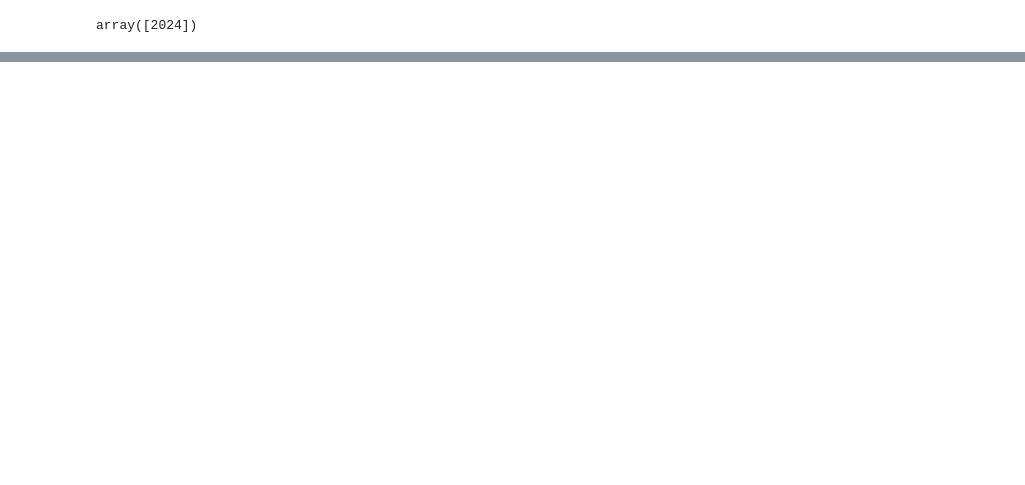
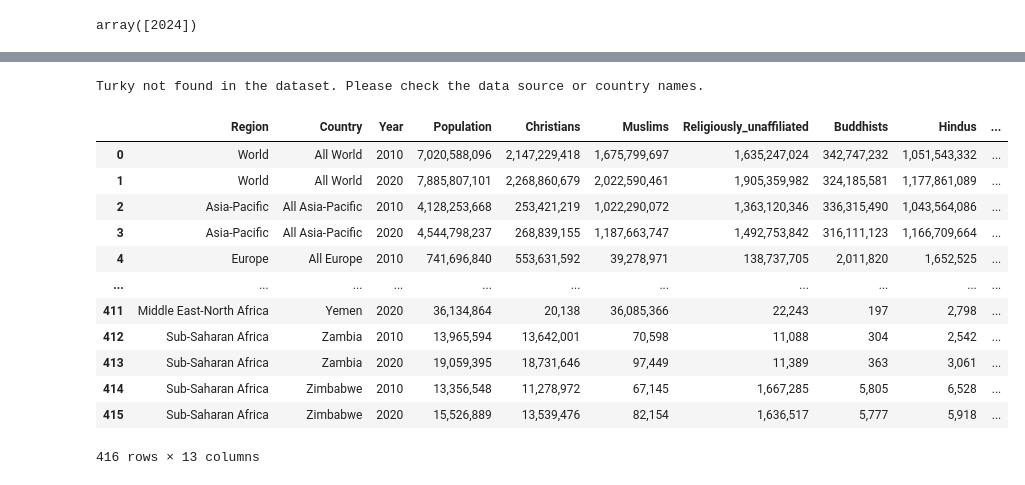
Before and after one commit to ltreme/Social-Bias-Benchmark, a Jupyter notebook: app/notebooks/Persona_Gen_draft.ipynb, the cells around one changed output, grey strips where cells are left out. Drawn from its saved outputs; the diff is of its cells as text; code cells hidden in the pictures; blank space fills up the shorter version.

Commit message:
implement religion sampler

```diff
--- a/app/notebooks/Persona_Gen_draft.ipynb
+++ b/app/notebooks/Persona_Gen_draft.ipynb
@@ -543,0 +594,26 @@ df_edu.to_csv('../../data/processed/education_population_distribution_2024.csv',
+# %%
+country = 'Turky'
+
+if (country in countries):
+    print(df_religion[df_religion['Country or Area'] == country])
+else:
+    print(f"{country} not found in the dataset. Please check the data source or country names.")
+# %% [output]
+Turky not found in the dataset. Please check the data source or country names.
+# %%
+df_religion = pd.read_csv('../../data/raw/Religious Composition 2010-2020.csv', sep=',')
+df_religion
+# %% [output]
+|  | Region | Country | Year | Population | Christians | Muslims | Religiously_unaffiliated | Buddhists | Hindus | ... |
+| 0 | World | All World | 2010 | 7,020,588,096 | 2,147,229,418 | 1,675,799,697 | 1,635,247,024 | 342,747,232 | 1,051,543,332 | ... |
+| 1 | World | All World | 2020 | 7,885,807,101 | 2,268,860,679 | 2,022,590,461 | 1,905,359,982 | 324,185,581 | 1,177,861,089 | ... |
+| 2 | Asia-Pacific | All Asia-Pacific | 2010 | 4,128,253,668 | 253,421,219 | 1,022,290,072 | 1,363,120,346 | 336,315,490 | 1,043,564,086 | ... |
+| 3 | Asia-Pacific | All Asia-Pacific | 2020 | 4,544,798,237 | 268,839,155 | 1,187,663,747 | 1,492,753,842 | 316,111,123 | 1,166,709,664 | ... |
+| 4 | Europe | All Europe | 2010 | 741,696,840 | 553,631,592 | 39,278,971 | 138,737,705 | 2,011,820 | 1,652,525 | ... |
+| ... | ... | ... | ... | ... | ... | ... | ... | ... | ... | ... |
+| 411 | Middle East-North Africa | Yemen | 2020 | 36,134,864 | 20,138 | 36,085,366 | 22,243 | 197 | 2,798 | ... |
+| 412 | Sub-Saharan Africa | Zambia | 2010 | 13,965,594 | 13,642,001 | 70,598 | 11,088 | 304 | 2,542 | ... |
+| 413 | Sub-Saharan Africa | Zambia | 2020 | 19,059,395 | 18,731,646 | 97,449 | 11,389 | 363 | 3,061 | ... |
+| 414 | Sub-Saharan Africa | Zimbabwe | 2010 | 13,356,548 | 11,278,972 | 67,145 | 1,667,285 | 5,805 | 6,528 | ... |
+| 415 | Sub-Saharan Africa | Zimbabwe | 2020 | 15,526,889 | 13,539,476 | 82,154 | 1,636,517 | 5,777 | 5,918 | ... |
+416 rows × 13 columns
```
Also changed, not shown: parts of 12 cells of this notebook, 12 other files.
